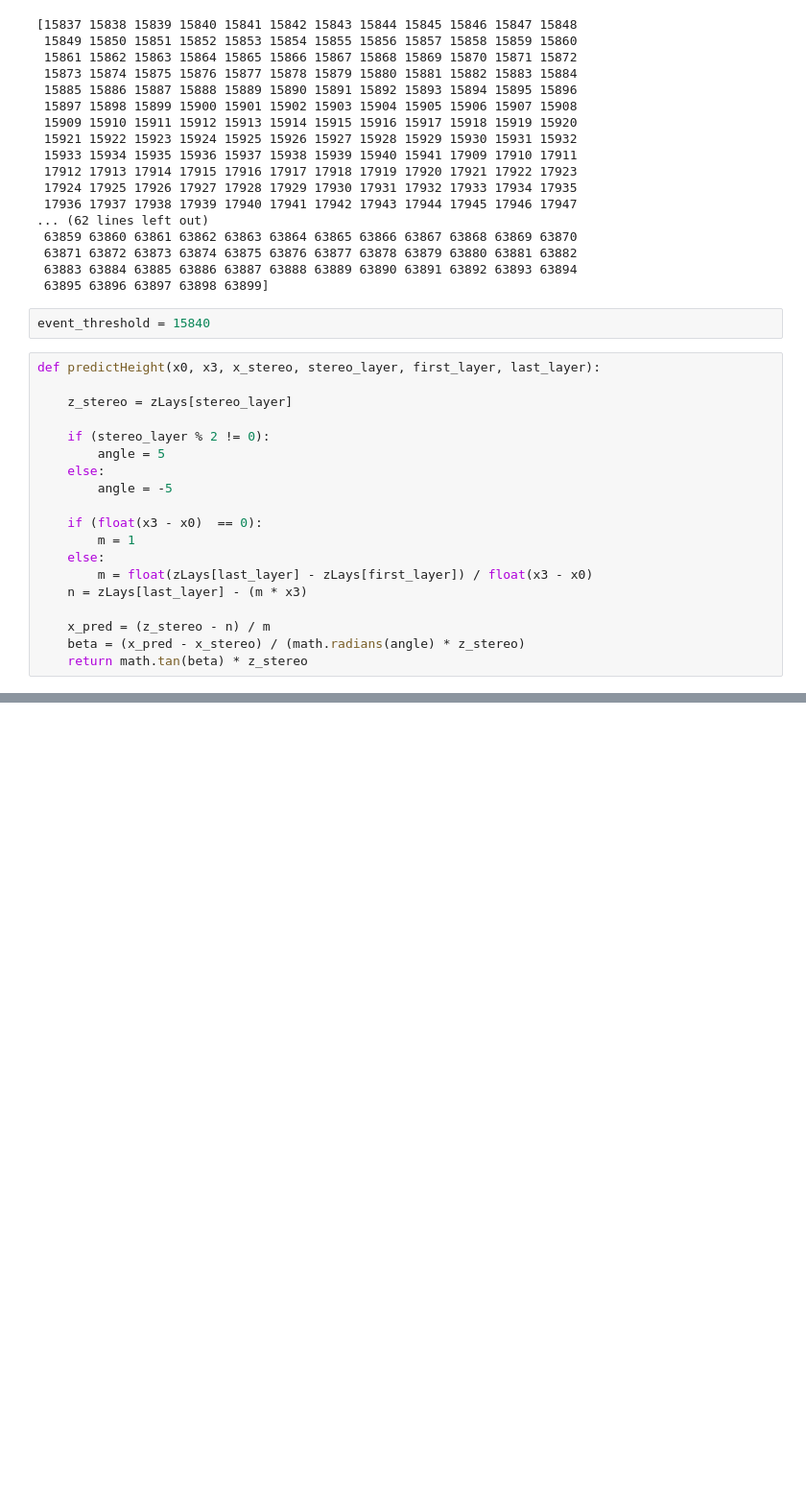
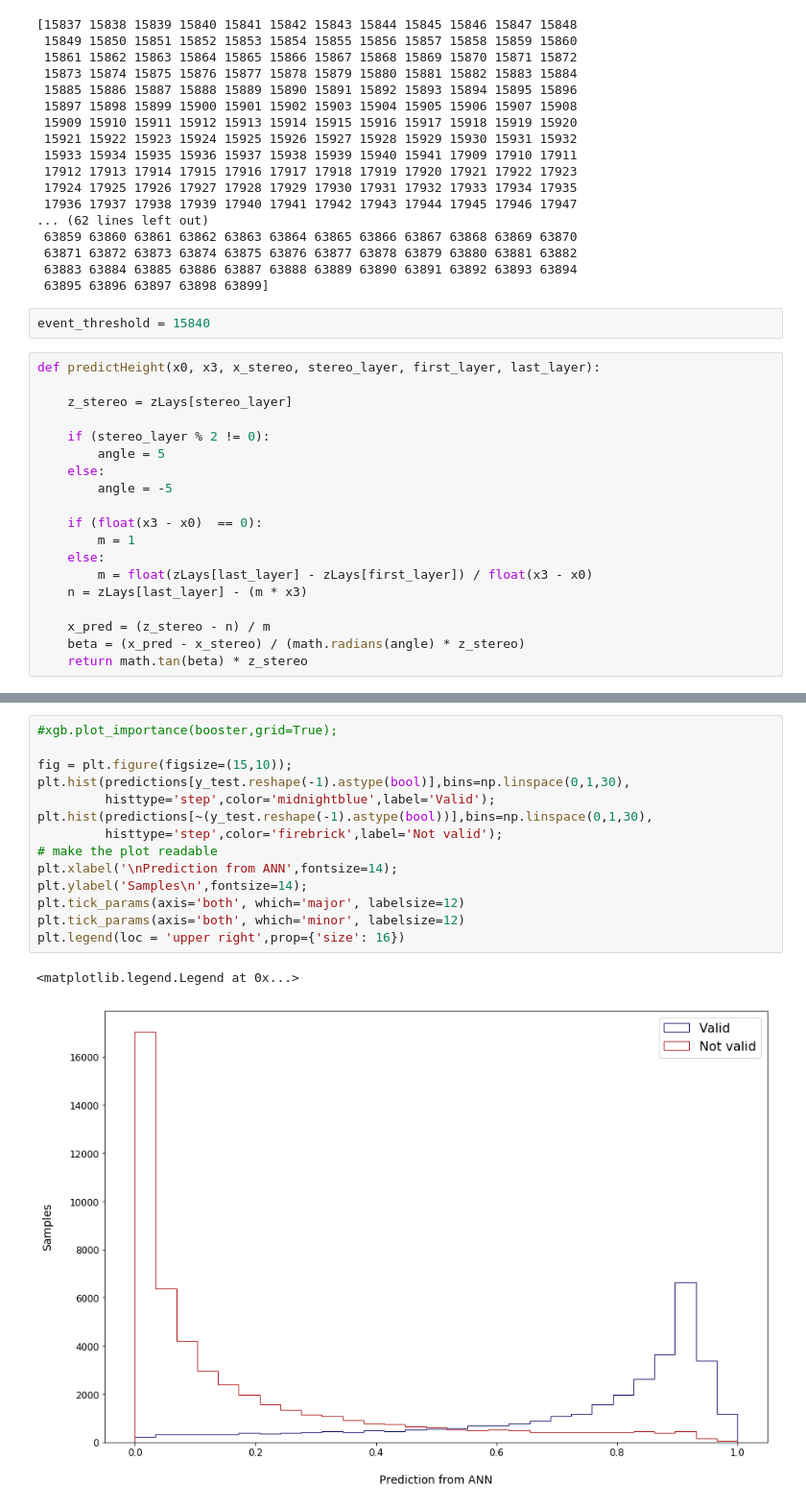
Before and after one commit to gabrielcammany/LHCb-CERN, a Jupyter notebook: notebooks/reconstruction/Station_Seed_Validation_NN.ipynb, the cells around one changed output, grey strips where cells are left out. Shown at 96% size. Cells and saved outputs as stored; diff of their text form; blank space fills up the shorter version.

```diff
--- a/notebooks/reconstruction/Station_Seed_Validation_NN.ipynb
+++ b/notebooks/reconstruction/Station_Seed_Validation_NN.ipynb
@@ -382,0 +400,17 @@ track_classifier.save("./models/seed_station_validation.h5")
+# %%
+#xgb.plot_importance(booster,grid=True);
+
+fig = plt.figure(figsize=(15,10));
+plt.hist(predictions[y_test.reshape(-1).astype(bool)],bins=np.linspace(0,1,30),
+         histtype='step',color='midnightblue',label='Valid');
+plt.hist(predictions[~(y_test.reshape(-1).astype(bool))],bins=np.linspace(0,1,30),
+         histtype='step',color='firebrick',label='Not valid');
+# make the plot readable
+plt.xlabel('\nPrediction from ANN',fontsize=14);
+plt.ylabel('Samples\n',fontsize=14);
+plt.tick_params(axis='both', which='major', labelsize=12)
+plt.tick_params(axis='both', which='minor', labelsize=12)
+plt.legend(loc = 'upper right',prop={'size': 16})
+# %% [output]
+<matplotlib.legend.Legend at 0x...>
+[figure, added]
```
Also changed, not shown: parts of 15 cells of this notebook, 38 other files.
